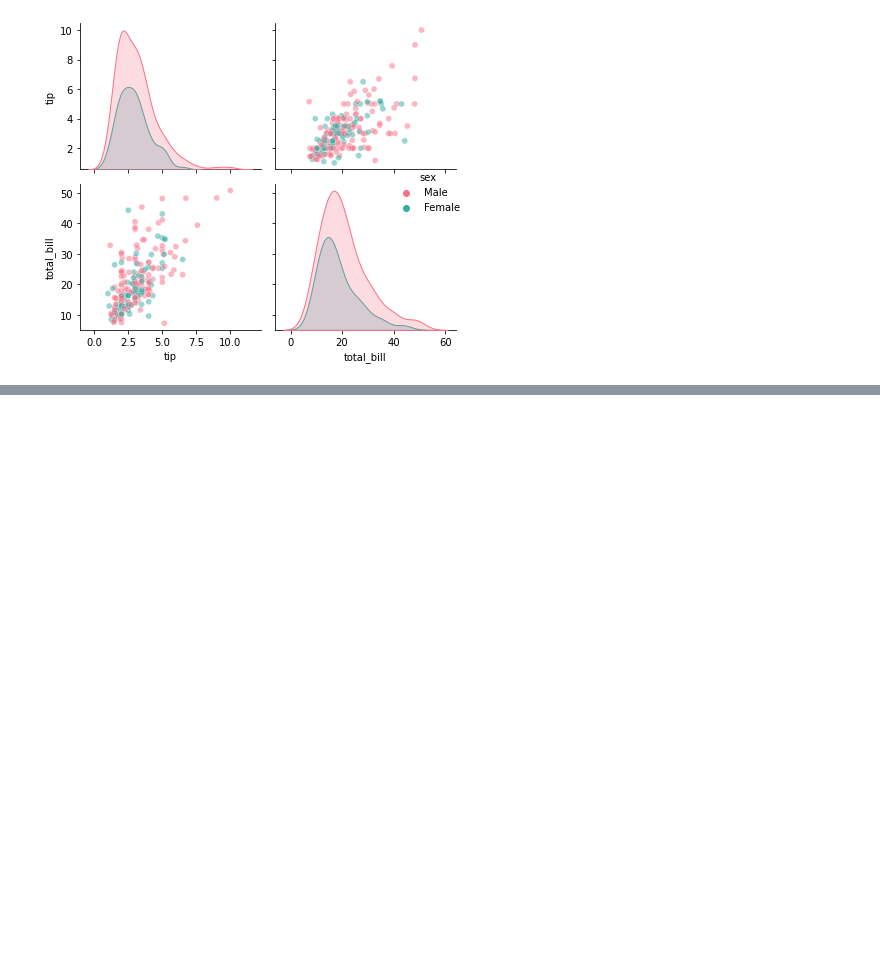
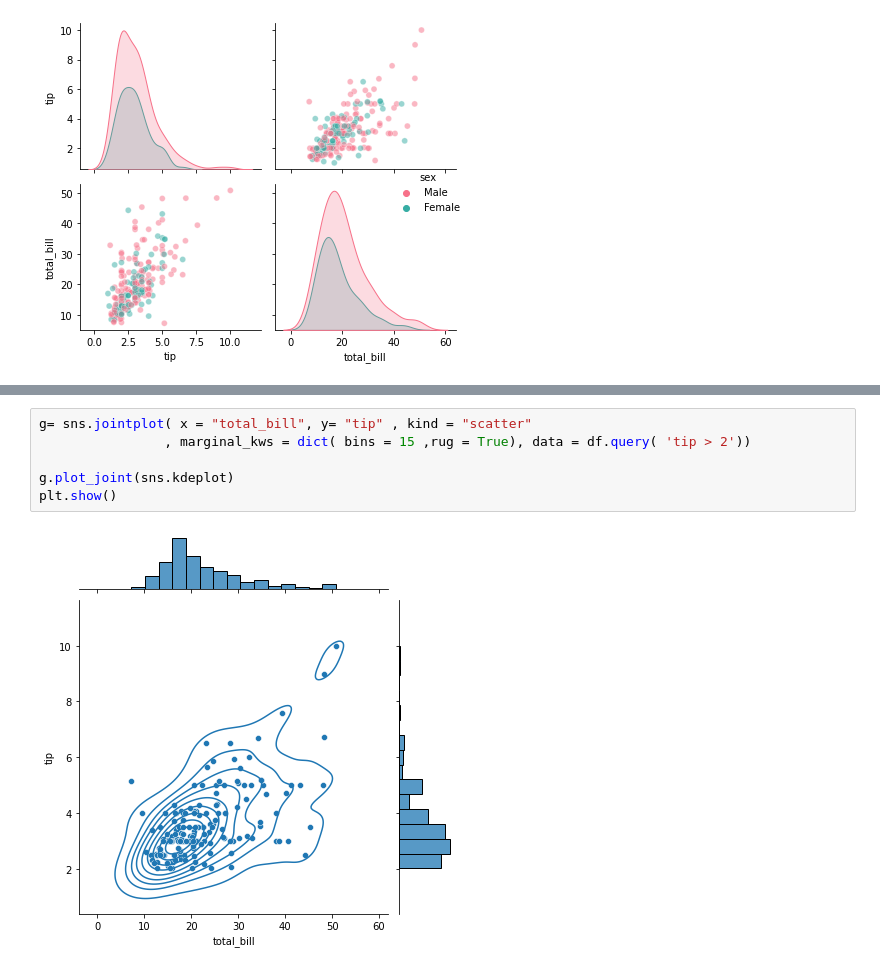
Before and after one commit to danielwon01/DataCamp_Data-Scientist-with-Python, a Jupyter notebook: study_/Seaborn Categorical Plot Types.ipynb, the cells around one changed output, grey strips where cells are left out. Cells and saved outputs as stored; diff of their text form; blank space fills up the shorter version.

```diff
--- a/study_/Seaborn Categorical Plot Types.ipynb
+++ b/study_/Seaborn Categorical Plot Types.ipynb
@@ -169,0 +189,8 @@ plt.show()
+# %%
+g= sns.jointplot( x = "total_bill", y= "tip" , kind = "scatter"
+                , marginal_kws = dict( bins = 15 ,rug = True), data = df.query( 'tip > 2'))
+
+g.plot_joint(sns.kdeplot)
+plt.show()
+# %% [output]
+[figure, added]
```
Also changed, not shown: parts of 5 cells of this notebook, 1 other file.
